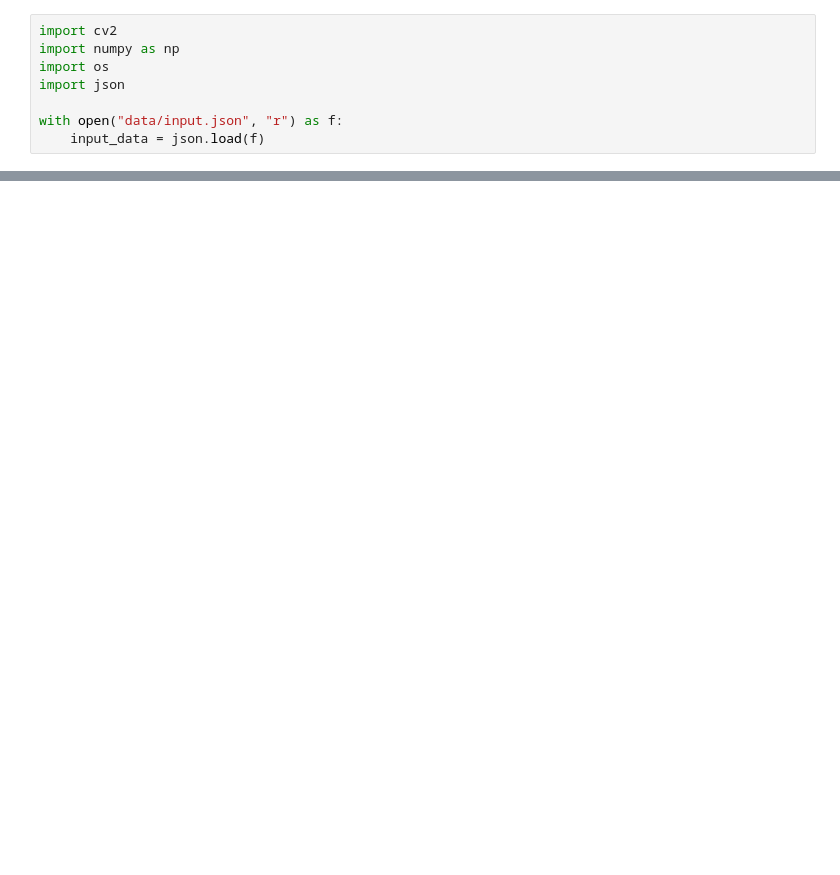
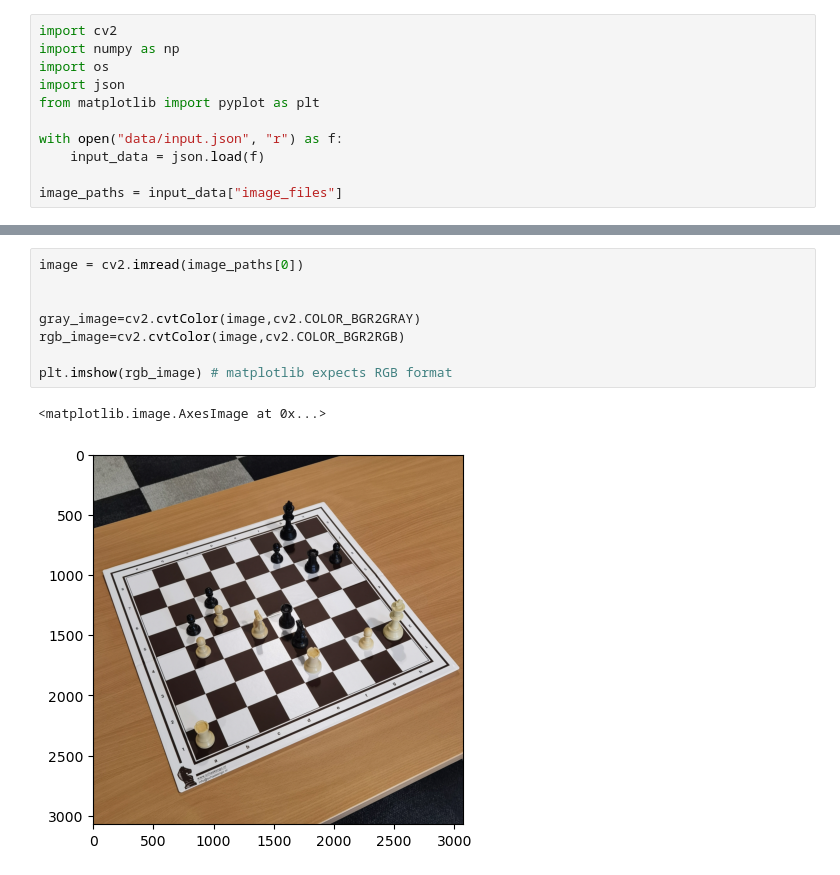
Before and after one commit to SmogJ1/VC, a Jupyter notebook: proj.ipynb, the cells around one changed output, grey strips where cells are left out. Saved outputs shown, nothing was run; the diff lists cells and outputs as text; blank space fills up the shorter version.

```diff
--- a/proj.ipynb
+++ b/proj.ipynb
@@ -3,6 +3,9 @@ import cv2
 import numpy as np
 import os
 import json
+from matplotlib import pyplot as plt
 
 with open("data/input.json", "r") as f:
     input_data = json.load(f)
+
+image_paths = input_data["image_files"]
@@ -94,0 +12,11 @@ Cannot move to target thread (0x136ca4d0)
+# %%
+image = cv2.imread(image_paths[0])
+
+
+gray_image=cv2.cvtColor(image,cv2.COLOR_BGR2GRAY)
+rgb_image=cv2.cvtColor(image,cv2.COLOR_BGR2RGB)
+
+plt.imshow(rgb_image) # matplotlib expects RGB format
+# %% [output]
+<matplotlib.image.AxesImage at 0x...>
+[figure, added]
```
Also changed, not shown: parts of 10 cells of this notebook, 2 other files.
